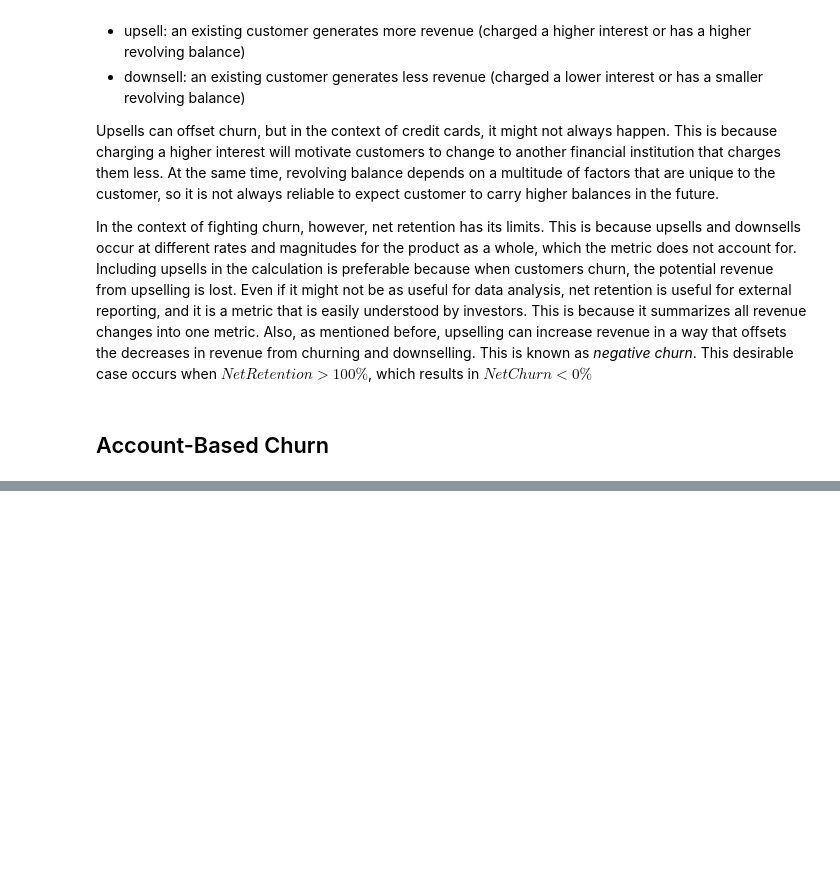
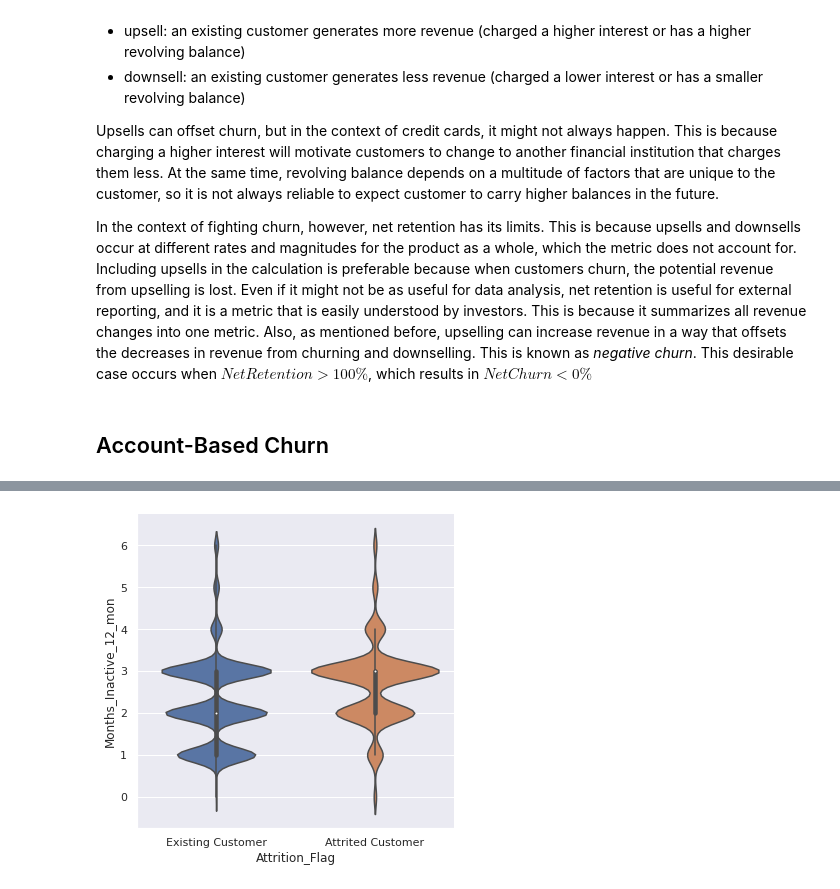
Before and after one commit to eCapitalAdvisors/templates, a Jupyter notebook: CustomerChurn/notebooks/01_jmalaver_MeasuringChurn.ipynb, the cells around one changed output, grey strips where cells are left out. Saved outputs shown, nothing was run; the diff lists cells and outputs as text; code cells hidden in the pictures; blank space fills up the shorter version.

```diff
--- a/CustomerChurn/notebooks/01_jmalaver_MeasuringChurn.ipynb
+++ b/CustomerChurn/notebooks/01_jmalaver_MeasuringChurn.ipynb
@@ -186,0 +200,6 @@ Let's go back to the initial $ChurnRate$ calculated as the proportion of custome
+# %%
+# plotting distribution of inactive months
+g = sns.catplot(data=df, x='Attrition_Flag', y='Months_Inactive_12_mon', kind='violin')
+plt.show()
+# %% [output]
+[figure, added]
```
Also changed, not shown: parts of 16 cells of this notebook.
